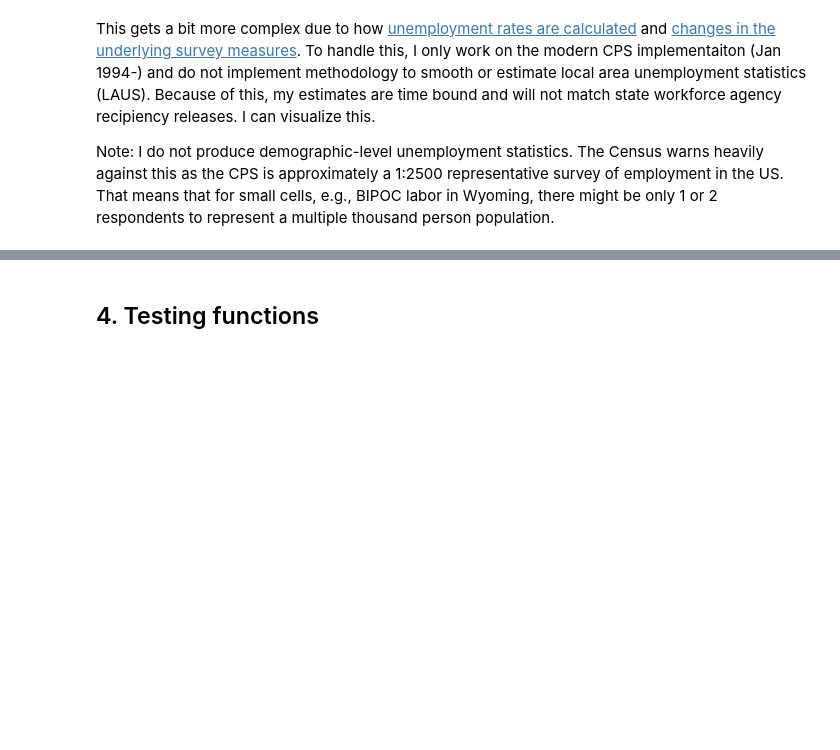
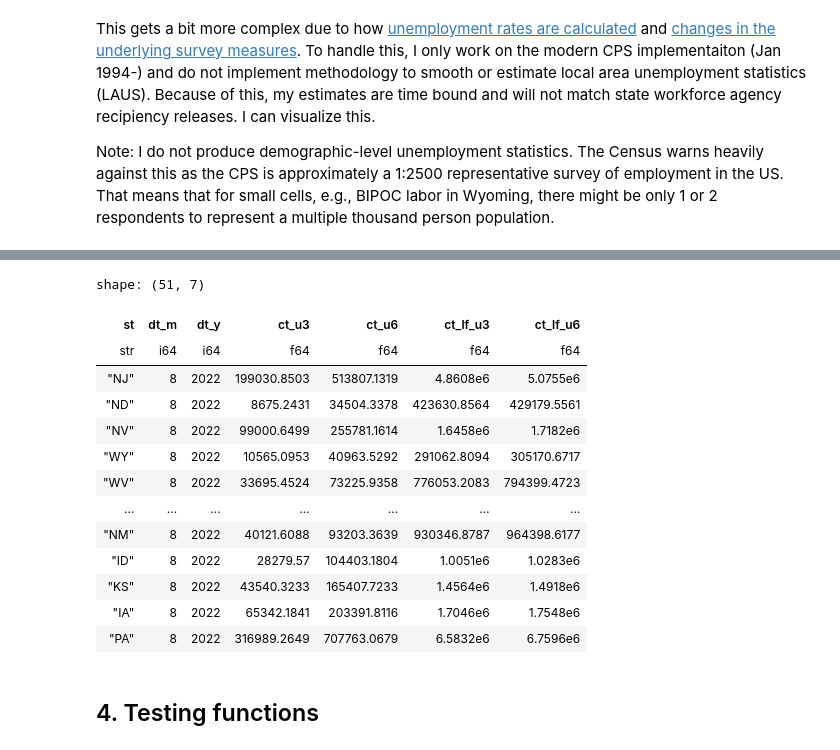
Before and after one commit to m-rosenbaum/CAPP-30239-Static, a Jupyter notebook: scratch/data_scratch.ipynb, the cells around one changed output, grey strips where cells are left out. Drawn from its saved outputs; the diff is of its cells as text; code cells hidden in the pictures; blank space fills up the shorter version.

```diff
--- a/scratch/data_scratch.ipynb
+++ b/scratch/data_scratch.ipynb
@@ -160,0 +188,21 @@ Note: I do not produce demographic-level unemployment statistics. The Census war
+# %%
+# Remove non-interviews
+df = df.filter(~df["hrintsta"].is_in([2, 3, 4]))
+
+# Convert all weights to frequency weights from integer formatted wieghts
+wtcols = ['hwhhwgt', 'pwsswgt', 'pwcmpwgt']
+for wtcol in wtcols:
+    if df['hwhhwgt'].mean() > 10e5:
+        df.with_columns(
+            pl.col(wtcol) / 10000
+        )
+        assert df[wtcol].mean() <= 10e5 # No freq weights above 10000
+# %%
+# Create unemployed variables
+# Ref: https://stackoverflow.com/questions/74967585/check-if-python-polars-dataframe-row-value-exists-within-a-defined-list
+df = df.with_columns(
+    pl.col('pemlr').is_in([3,4]).cast(pl.Int8).alias('unemployed'),
+    pl.col('pemlr').is_in([1,2,3,4]).cast(pl.Int8).alias('labor_force'),
+    (pl.col('pedwwnto') == 1).cast(pl.Int8).alias('marginally_attached'),
+    (pl.col('pehrftpt') == 1).cast(pl.Int8).alias('pt_forecon')
+)
@@ -160,0 +315,22 @@ Note: I do not produce demographic-level unemployment statistics. The Census war
+# %%
+# Ref: Chat-GPT to figure out the polars casting names
+# Recast values and rename
+df = df.with_columns(
+    pl.col("gestfips").cast(pl.Utf8).replace(STATES)
+)
+df = df.rename({"gestfips": "st", "hrmonth": "dt_m", "hryear4": 'dt_y'})
+# %% [output]
+shape: (51, 7)
+| st | dt_m | dt_y | ct_u3 | ct_u6 | ct_lf_u3 | ct_lf_u6 |
+| str | i64 | i64 | f64 | f64 | f64 | f64 |
+| "NJ" | 8 | 2022 | 199030.8503 | 513807.1319 | 4.8608e6 | 5.0755e6 |
+| "ND" | 8 | 2022 | 8675.2431 | 34504.3378 | 423630.8564 | 429179.5561 |
+| "NV" | 8 | 2022 | 99000.6499 | 255781.1614 | 1.6458e6 | 1.7182e6 |
+| "WY" | 8 | 2022 | 10565.0953 | 40963.5292 | 291062.8094 | 305170.6717 |
+| "WV" | 8 | 2022 | 33695.4524 | 73225.9358 | 776053.2083 | 794399.4723 |
+| … | … | … | … | … | … | … |
+| "NM" | 8 | 2022 | 40121.6088 | 93203.3639 | 930346.8787 | 964398.6177 |
+| "ID" | 8 | 2022 | 28279.57 | 104403.1804 | 1.0051e6 | 1.0283e6 |
+| "KS" | 8 | 2022 | 43540.3233 | 165407.7233 | 1.4564e6 | 1.4918e6 |
+| "IA" | 8 | 2022 | 65342.1841 | 203391.8116 | 1.7046e6 | 1.7548e6 |
+| "PA" | 8 | 2022 | 316989.2649 | 707763.0679 | 6.5832e6 | 6.7596e6 |
```
Also changed, not shown: parts of 7 cells of this notebook, 1 other file.
